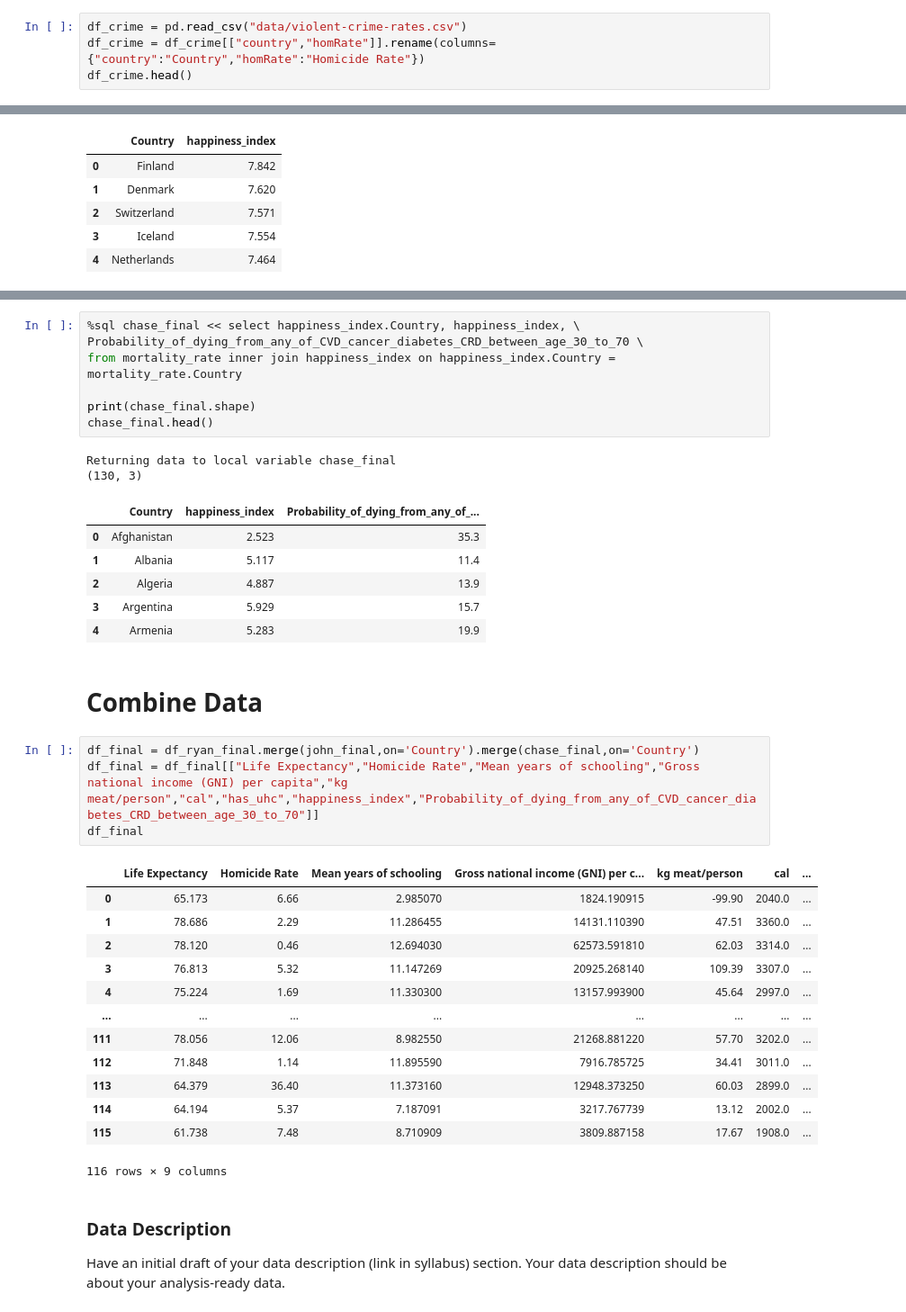
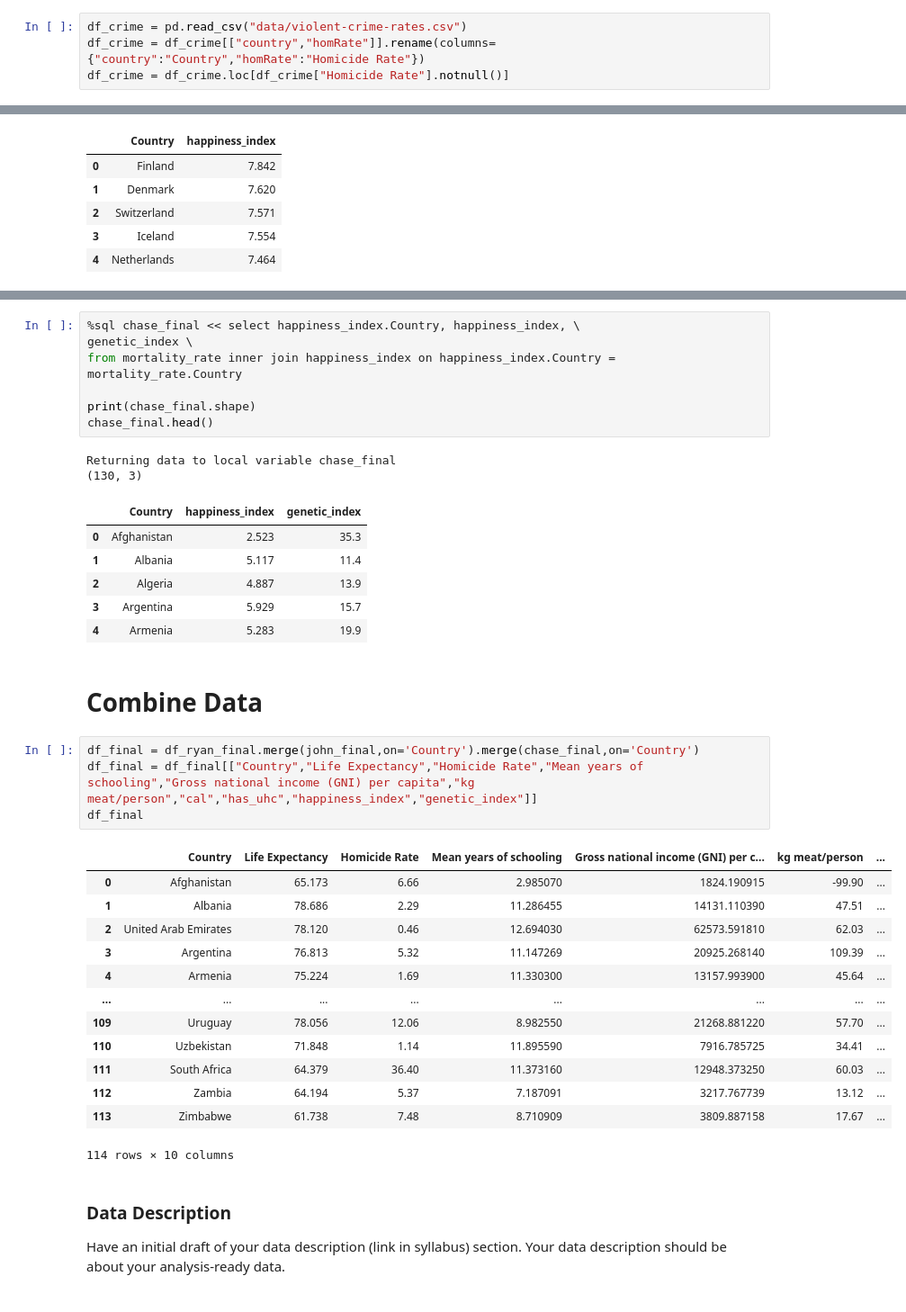
Before and after one commit to ryanbordo/Life-Expectancies-Analysis, a Jupyter notebook: p2.ipynb, the cells around one changed output, grey strips where cells are left out. Shown: that part at 90% size. Drawn from its saved outputs; the diff is of its cells as text.

```diff
--- a/p2.ipynb
+++ b/p2.ipynb
@@ -71,4 +75,4 @@ I have found and used the violent crime dataset from the world population review
 # %%
 df_crime = pd.read_csv("data/violent-crime-rates.csv")
 df_crime = df_crime[["country","homRate"]].rename(columns={"country":"Country","homRate":"Homicide Rate"})
-df_crime.head()
+df_crime = df_crime.loc[df_crime["Homicide Rate"].notnull()]
@@ -577,6 +578,6 @@ mortality_rate.head()
 # %%
 %sql chase_final << select happiness_index.Country, happiness_index, \
-Probability_of_dying_from_any_of_CVD_cancer_diabetes_CRD_between_age_30_to_70 \
+genetic_index \
 from mortality_rate inner join happiness_index on happiness_index.Country = mortality_rate.Country
 
 print(chase_final.shape)
@@ -584,7 +585,7 @@ chase_final.head()
 # %% [output]
 Returning data to local variable chase_final
 (130, 3)
-|  | Country | happiness_index | Probability_of_dying_from_any_of_... |
+|  | Country | happiness_index | genetic_index |
 | 0 | Afghanistan | 2.523 | 35.3 |
 | 1 | Albania | 5.117 | 11.4 |
 | 2 | Algeria | 4.887 | 13.9 |
@@ -594,22 +595,22 @@ Returning data to local variable chase_final
 # Combine Data
 # %%
 df_final = df_ryan_final.merge(john_final,on='Country').merge(chase_final,on='Country')
-df_final = df_final[["Life Expectancy","Homicide Rate","Mean years of schooling","Gross national income (GNI) per capita","kg meat/person","cal","has_uhc","happiness_index","Probability_of_dying_from_any_of_CVD_cancer_diabetes_CRD_between_age_30_to_70"]]
+df_final = df_final[["Country","Life Expectancy","Homicide Rate","Mean years of schooling","Gross national income (GNI) per capita","kg meat/person","cal","has_uhc","happiness_index","genetic_index"]]
 df_final
 # %% [output]
-|  | Life Expectancy | Homicide Rate | Mean years of schooling | Gross national income (GNI) per c... | kg meat/person | cal | ... |
-| 0 | 65.173 | 6.66 | 2.985070 | 1824.190915 | -99.90 | 2040.0 | ... |
-| 1 | 78.686 | 2.29 | 11.286455 | 14131.110390 | 47.51 | 3360.0 | ... |
-| 2 | 78.120 | 0.46 | 12.694030 | 62573.591810 | 62.03 | 3314.0 | ... |
-| 3 | 76.813 | 5.32 | 11.147269 | 20925.268140 | 109.39 | 3307.0 | ... |
-| 4 | 75.224 | 1.69 | 11.330300 | 13157.993900 | 45.64 | 2997.0 | ... |
+|  | Country | Life Expectancy | Homicide Rate | Mean years of schooling | Gross national income (GNI) per c... | kg meat/person | ... |
+| 0 | Afghanistan | 65.173 | 6.66 | 2.985070 | 1824.190915 | -99.90 | ... |
+| 1 | Albania | 78.686 | 2.29 | 11.286455 | 14131.110390 | 47.51 | ... |
+| 2 | United Arab Emirates | 78.120 | 0.46 | 12.694030 | 62573.591810 | 62.03 | ... |
+| 3 | Argentina | 76.813 | 5.32 | 11.147269 | 20925.268140 | 109.39 | ... |
+| 4 | Armenia | 75.224 | 1.69 | 11.330300 | 13157.993900 | 45.64 | ... |
 | ... | ... | ... | ... | ... | ... | ... | ... |
-| 111 | 78.056 | 12.06 | 8.982550 | 21268.881220 | 57.70 | 3202.0 | ... |
-| 112 | 71.848 | 1.14 | 11.895590 | 7916.785725 | 34.41 | 3011.0 | ... |
-| 113 | 64.379 | 36.40 | 11.373160 | 12948.373250 | 60.03 | 2899.0 | ... |
-| 114 | 64.194 | 5.37 | 7.187091 | 3217.767739 | 13.12 | 2002.0 | ... |
-| 115 | 61.738 | 7.48 | 8.710909 | 3809.887158 | 17.67 | 1908.0 | ... |
+| 109 | Uruguay | 78.056 | 12.06 | 8.982550 | 21268.881220 | 57.70 | ... |
+| 110 | Uzbekistan | 71.848 | 1.14 | 11.895590 | 7916.785725 | 34.41 | ... |
+| 111 | South Africa | 64.379 | 36.40 | 11.373160 | 12948.373250 | 60.03 | ... |
+| 112 | Zambia | 64.194 | 5.37 | 7.187091 | 3217.767739 | 13.12 | ... |
+| 113 | Zimbabwe | 61.738 | 7.48 | 8.710909 | 3809.887158 | 17.67 | ... |
-116 rows × 9 columns
+114 rows × 10 columns
 # %% [markdown]
 ### Data Description
 
```
Also changed, not shown: parts of 11 cells of this notebook, 1 other file.
